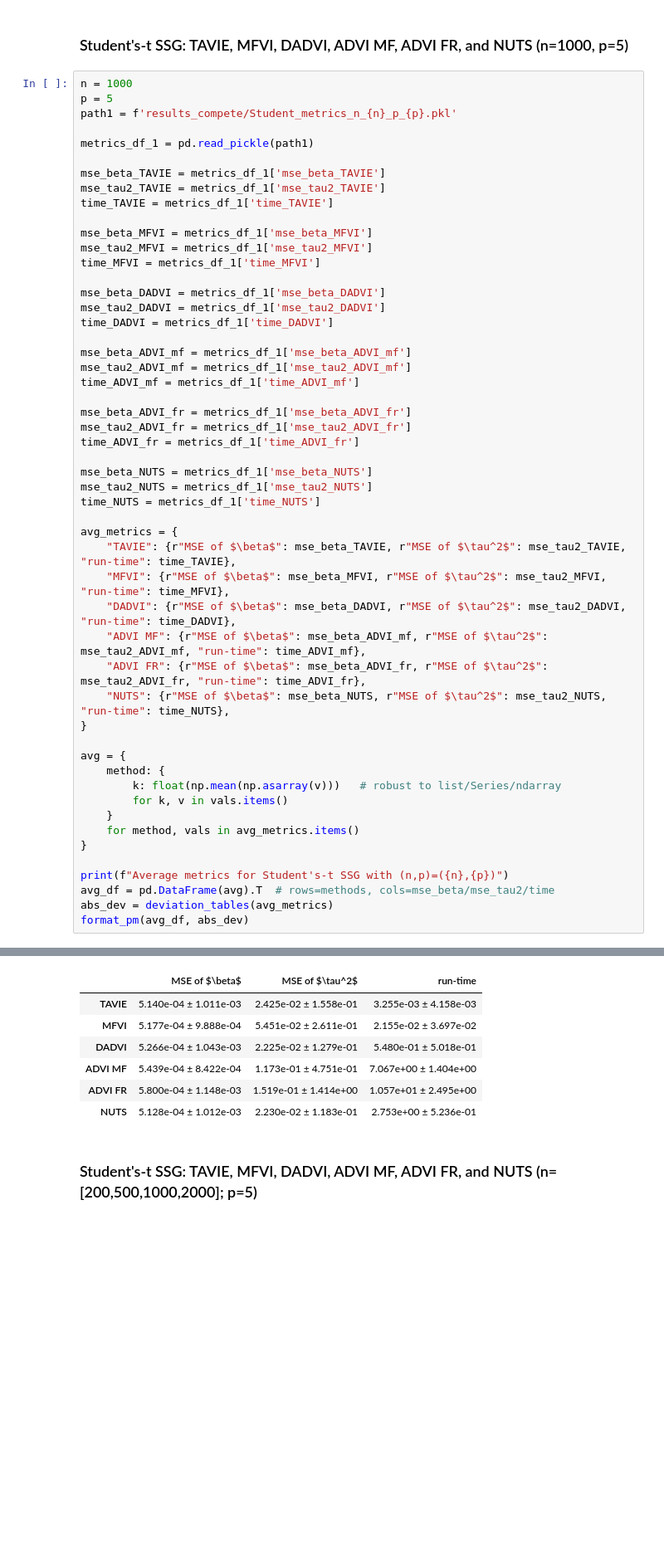
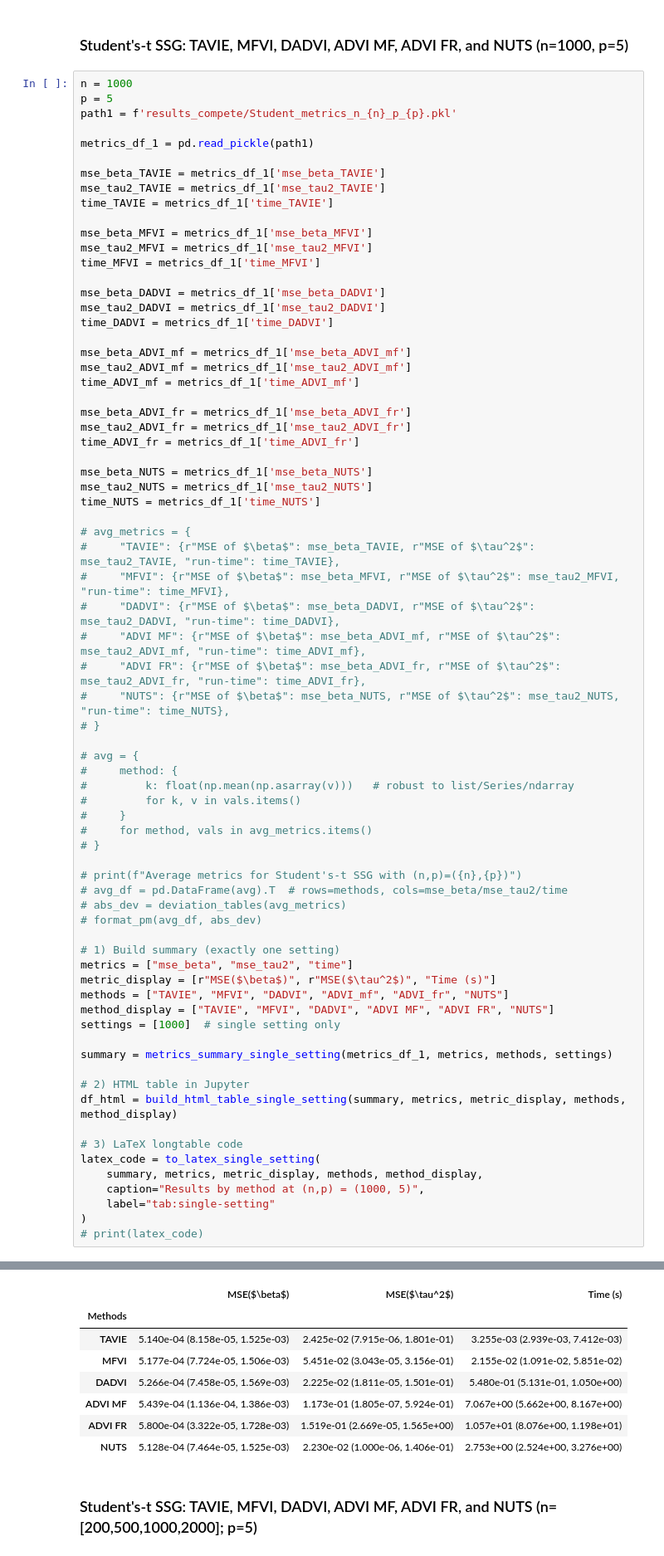
Before and after one commit to debdeepuw/TAVIE, a Jupyter notebook: viewing_results.ipynb, the cells around one changed output, grey strips where cells are left out. Shown at 83% size. Saved outputs shown, nothing was run; the diff lists cells and outputs as text; blank space fills up the shorter version.

```diff
--- a/viewing_results.ipynb
+++ b/viewing_results.ipynb
@@ -707,25 +778,45 @@ mse_beta_NUTS = metrics_df_1['mse_beta_NUTS']
 mse_tau2_NUTS = metrics_df_1['mse_tau2_NUTS']
 time_NUTS = metrics_df_1['time_NUTS']
 
-avg_metrics = {
-    "TAVIE": {r"MSE of $\beta$": mse_beta_TAVIE, r"MSE of $\tau^2$": mse_tau2_TAVIE, "run-time": time_TAVIE},
-    "MFVI": {r"MSE of $\beta$": mse_beta_MFVI, r"MSE of $\tau^2$": mse_tau2_MFVI, "run-time": time_MFVI},
-    "DADVI": {r"MSE of $\beta$": mse_beta_DADVI, r"MSE of $\tau^2$": mse_tau2_DADVI, "run-time": time_DADVI},
-    "ADVI MF": {r"MSE of $\beta$": mse_beta_ADVI_mf, r"MSE of $\tau^2$": mse_tau2_ADVI_mf, "run-time": time_ADVI_mf},
-    "ADVI FR": {r"MSE of $\beta$": mse_beta_ADVI_fr, r"MSE of $\tau^2$": mse_tau2_ADVI_fr, "run-time": time_ADVI_fr},
-    "NUTS": {r"MSE of $\beta$": mse_beta_NUTS, r"MSE of $\tau^2$": mse_tau2_NUTS, "run-time": time_NUTS},
-}
+# avg_metrics = {
+#     "TAVIE": {r"MSE of $\beta$": mse_beta_TAVIE, r"MSE of $\tau^2$": mse_tau2_TAVIE, "run-time": time_TAVIE},
+#     "MFVI": {r"MSE of $\beta$": mse_beta_MFVI, r"MSE of $\tau^2$": mse_tau2_MFVI, "run-time": time_MFVI},
+#     "DADVI": {r"MSE of $\beta$": mse_beta_DADVI, r"MSE of $\tau^2$": mse_tau2_DADVI, "run-time": time_DADVI},
+#     "ADVI MF": {r"MSE of $\beta$": mse_beta_ADVI_mf, r"MSE of $\tau^2$": mse_tau2_ADVI_mf, "run-time": time_ADVI_mf},
+#     "ADVI FR": {r"MSE of $\beta$": mse_beta_ADVI_fr, r"MSE of $\tau^2$": mse_tau2_ADVI_fr, "run-time": time_ADVI_fr},
+#     "NUTS": {r"MSE of $\beta$": mse_beta_NUTS, r"MSE of $\tau^2$": mse_tau2_NUTS, "run-time": time_NUTS},
+# }
 
-avg = {
-    method: {
-        k: float(np.mean(np.asarray(v)))   # robust to list/Series/ndarray
-        for k, v in vals.items()
-    }
-    for method, vals in avg_metrics.items()
-}
+# avg = {
+#     method: {
+#         k: float(np.mean(np.asarray(v)))   # robust to list/Series/ndarray
+#         for k, v in vals.items()
+#     }
+#     for method, vals in avg_metrics.items()
+# }
 
-print(f"Average metrics for Student's-t SSG with (n,p)=({n},{p})")
-avg_df = pd.DataFrame(avg).T  # rows=methods, cols=mse_beta/mse_tau2/time
-abs_dev = deviation_tables(avg_metrics)
-format_pm(avg_df, abs_dev)
+# print(f"Average metrics for Student's-t SSG with (n,p)=({n},{p})")
+# avg_df = pd.DataFrame(avg).T  # rows=methods, cols=mse_beta/mse_tau2/time
+# abs_dev = deviation_tables(avg_metrics)
+# format_pm(avg_df, abs_dev)
+
+# 1) Build summary (exactly one setting)
+metrics = ["mse_beta", "mse_tau2", "time"]
+metric_display = [r"MSE($\beta$)", r"MSE($\tau^2$)", "Time (s)"]
+methods = ["TAVIE", "MFVI", "DADVI", "ADVI_mf", "ADVI_fr", "NUTS"]
+method_display = ["TAVIE", "MFVI", "DADVI", "ADVI MF", "ADVI FR", "NUTS"]
+settings = [1000]  # single setting only
+
+summary = metrics_summary_single_setting(metrics_df_1, metrics, methods, settings)
+
+# 2) HTML table in Jupyter
+df_html = build_html_table_single_setting(summary, metrics, metric_display, methods, method_display)
+
+# 3) LaTeX longtable code
+latex_code = to_latex_single_setting(
+    summary, metrics, metric_display, methods, method_display,
+    caption="Results by method at (n,p) = (1000, 5)",
+    label="tab:single-setting"
+)
+# print(latex_code)
 # %% [output]
@@ -733,10 +823,11 @@ Average metrics for Student's-t SSG with (n,p)=(1000,5)
-|  | MSE of $\beta$ | MSE of $\tau^2$ | run-time |
-| TAVIE | 5.140e-04 ± 1.011e-03 | 2.425e-02 ± 1.558e-01 | 3.255e-03 ± 4.158e-03 |
-| MFVI | 5.177e-04 ± 9.888e-04 | 5.451e-02 ± 2.611e-01 | 2.155e-02 ± 3.697e-02 |
-| DADVI | 5.266e-04 ± 1.043e-03 | 2.225e-02 ± 1.279e-01 | 5.480e-01 ± 5.018e-01 |
-| ADVI MF | 5.439e-04 ± 8.422e-04 | 1.173e-01 ± 4.751e-01 | 7.067e+00 ± 1.404e+00 |
-| ADVI FR | 5.800e-04 ± 1.148e-03 | 1.519e-01 ± 1.414e+00 | 1.057e+01 ± 2.495e+00 |
-| NUTS | 5.128e-04 ± 1.012e-03 | 2.230e-02 ± 1.183e-01 | 2.753e+00 ± 5.236e-01 |
+|  | MSE($\beta$) | MSE($\tau^2$) | Time (s) |
+| Methods |  |  |  |
+| TAVIE | 5.140e-04 (8.158e-05, 1.525e-03) | 2.425e-02 (7.915e-06, 1.801e-01) | 3.255e-03 (2.939e-03, 7.412e-03) |
+| MFVI | 5.177e-04 (7.724e-05, 1.506e-03) | 5.451e-02 (3.043e-05, 3.156e-01) | 2.155e-02 (1.091e-02, 5.851e-02) |
+| DADVI | 5.266e-04 (7.458e-05, 1.569e-03) | 2.225e-02 (1.811e-05, 1.501e-01) | 5.480e-01 (5.131e-01, 1.050e+00) |
+| ADVI MF | 5.439e-04 (1.136e-04, 1.386e-03) | 1.173e-01 (1.805e-07, 5.924e-01) | 7.067e+00 (5.662e+00, 8.167e+00) |
+| ADVI FR | 5.800e-04 (3.322e-05, 1.728e-03) | 1.519e-01 (2.669e-05, 1.565e+00) | 1.057e+01 (8.076e+00, 1.198e+01) |
+| NUTS | 5.128e-04 (7.464e-05, 1.525e-03) | 2.230e-02 (1.000e-06, 1.406e-01) | 2.753e+00 (2.524e+00, 3.276e+00) |
 # %% [markdown]
 ### Student's-t SSG: TAVIE, MFVI, DADVI, ADVI MF, ADVI FR, and NUTS (n=[200,500,1000,2000]; p=5)
 # %%
```
Also changed, not shown: parts of 15 cells of this notebook.
